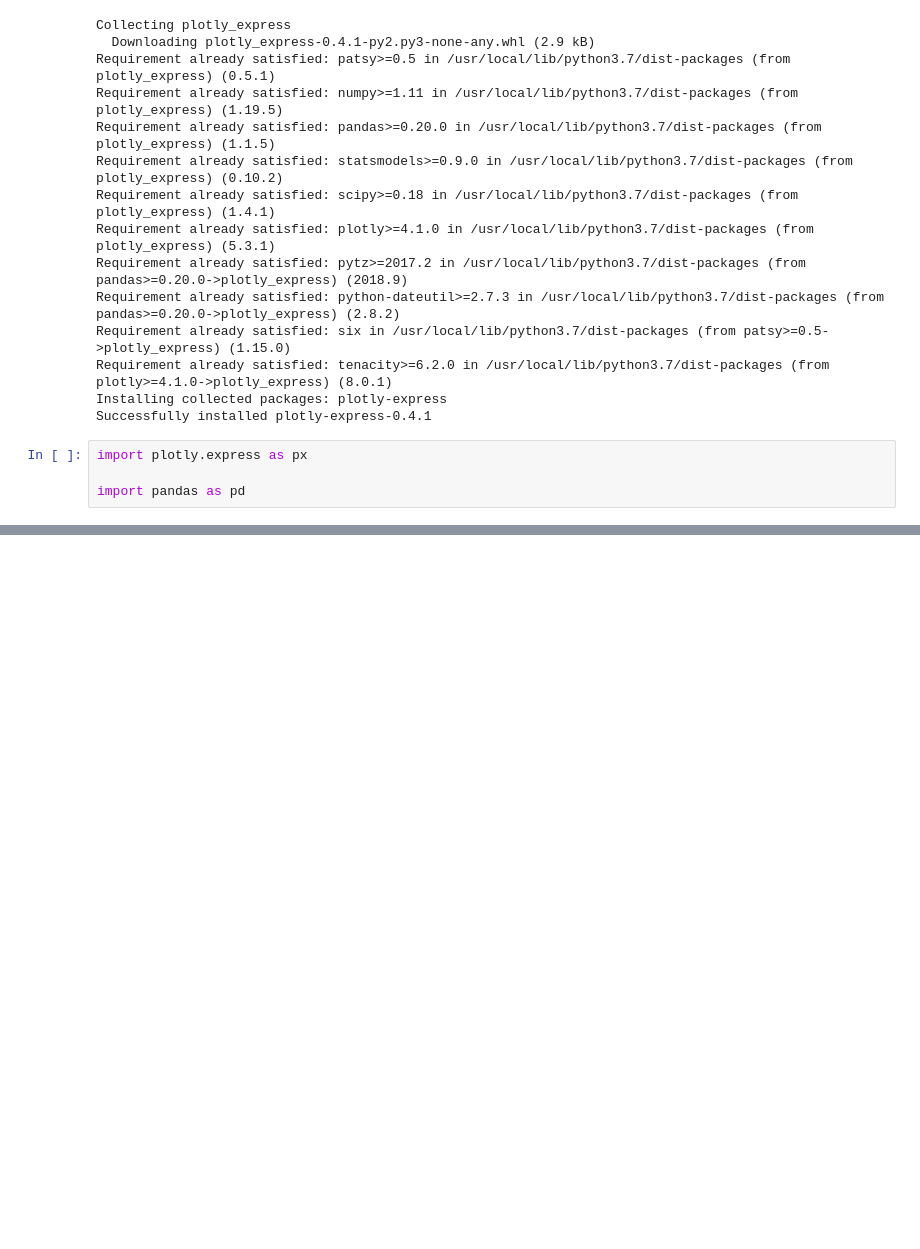
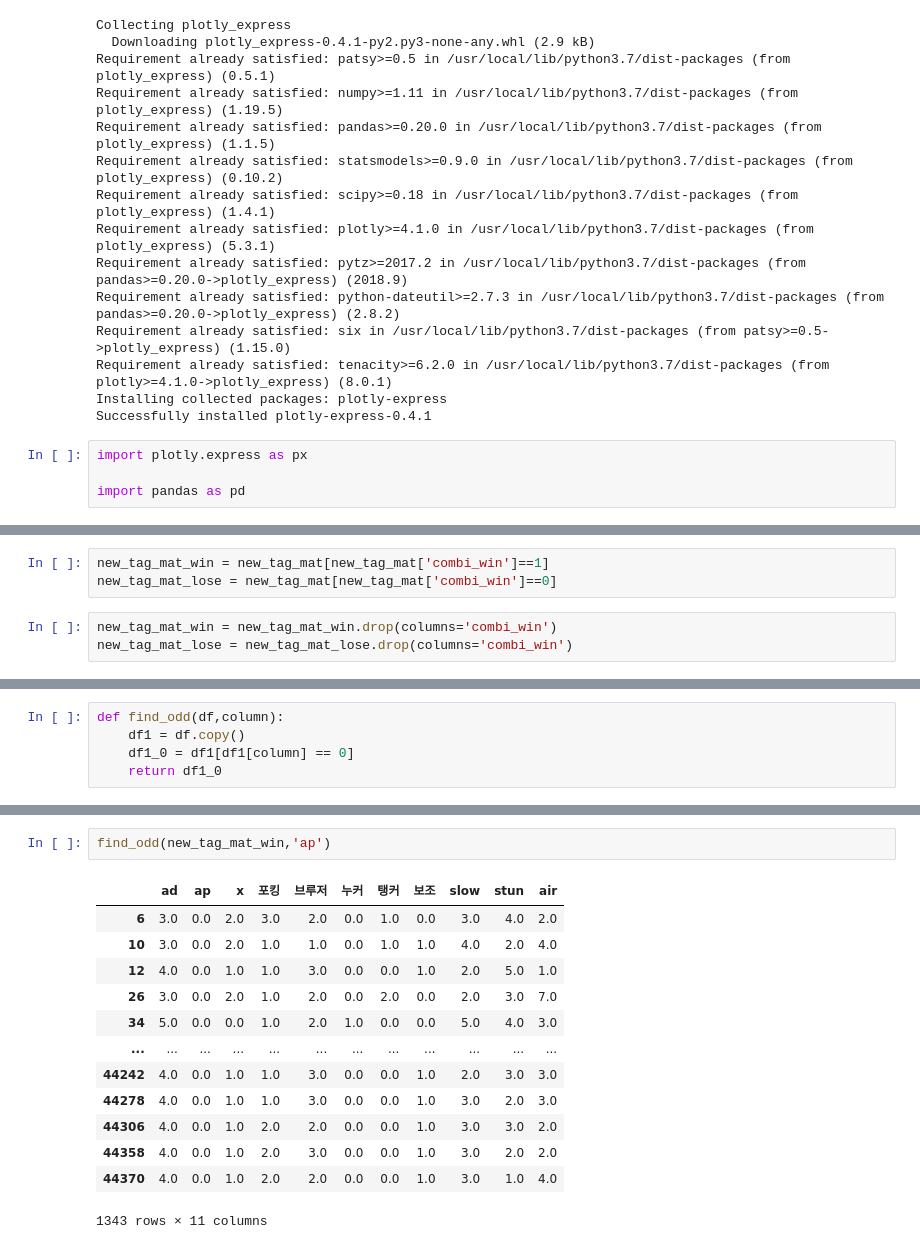
Before and after one commit to cabbi120101/PRJ_OK15GG, a Jupyter notebook: Try/시각화하기_매치.ipynb, the cells around one changed output, grey strips where cells are left out. Saved outputs shown, nothing was run; the diff lists cells and outputs as text; blank space fills up the shorter version.

```diff
--- a/Try/시각화하기_매치.ipynb
+++ b/Try/시각화하기_매치.ipynb
@@ -559,0 +581,6 @@ import pandas as pd
+# %%
+new_tag_mat_win = new_tag_mat[new_tag_mat['combi_win']==1]
+new_tag_mat_lose = new_tag_mat[new_tag_mat['combi_win']==0]
+# %%
+new_tag_mat_win = new_tag_mat_win.drop(columns='combi_win')
+new_tag_mat_lose = new_tag_mat_lose.drop(columns='combi_win')
@@ -559,0 +743,5 @@ import pandas as pd
+# %%
+def find_odd(df,column):
+    df1 = df.copy()
+    df1_0 = df1[df1[column] == 0]
+    return df1_0
@@ -559,0 +783,16 @@ import pandas as pd
+# %%
+find_odd(new_tag_mat_win,'ap')
+# %% [output]
+|  | ad | ap | x | 포킹 | 브루저 | 누커 | 탱커 | 보조 | slow | stun | air |
+| 6 | 3.0 | 0.0 | 2.0 | 3.0 | 2.0 | 0.0 | 1.0 | 0.0 | 3.0 | 4.0 | 2.0 |
+| 10 | 3.0 | 0.0 | 2.0 | 1.0 | 1.0 | 0.0 | 1.0 | 1.0 | 4.0 | 2.0 | 4.0 |
+| 12 | 4.0 | 0.0 | 1.0 | 1.0 | 3.0 | 0.0 | 0.0 | 1.0 | 2.0 | 5.0 | 1.0 |
+| 26 | 3.0 | 0.0 | 2.0 | 1.0 | 2.0 | 0.0 | 2.0 | 0.0 | 2.0 | 3.0 | 7.0 |
+| 34 | 5.0 | 0.0 | 0.0 | 1.0 | 2.0 | 1.0 | 0.0 | 0.0 | 5.0 | 4.0 | 3.0 |
+| ... | ... | ... | ... | ... | ... | ... | ... | ... | ... | ... | ... |
+| 44242 | 4.0 | 0.0 | 1.0 | 1.0 | 3.0 | 0.0 | 0.0 | 1.0 | 2.0 | 3.0 | 3.0 |
+| 44278 | 4.0 | 0.0 | 1.0 | 1.0 | 3.0 | 0.0 | 0.0 | 1.0 | 3.0 | 2.0 | 3.0 |
+| 44306 | 4.0 | 0.0 | 1.0 | 2.0 | 2.0 | 0.0 | 0.0 | 1.0 | 3.0 | 3.0 | 2.0 |
+| 44358 | 4.0 | 0.0 | 1.0 | 2.0 | 3.0 | 0.0 | 0.0 | 1.0 | 3.0 | 2.0 | 2.0 |
+| 44370 | 4.0 | 0.0 | 1.0 | 2.0 | 2.0 | 0.0 | 0.0 | 1.0 | 3.0 | 1.0 | 4.0 |
+1343 rows × 11 columns
```
Also changed, not shown: parts of 33 cells of this notebook.
